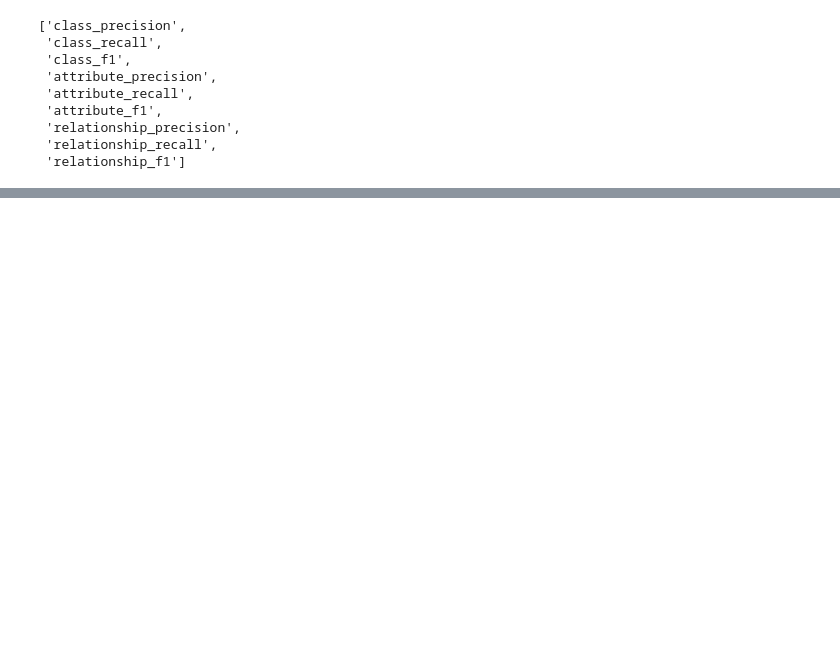
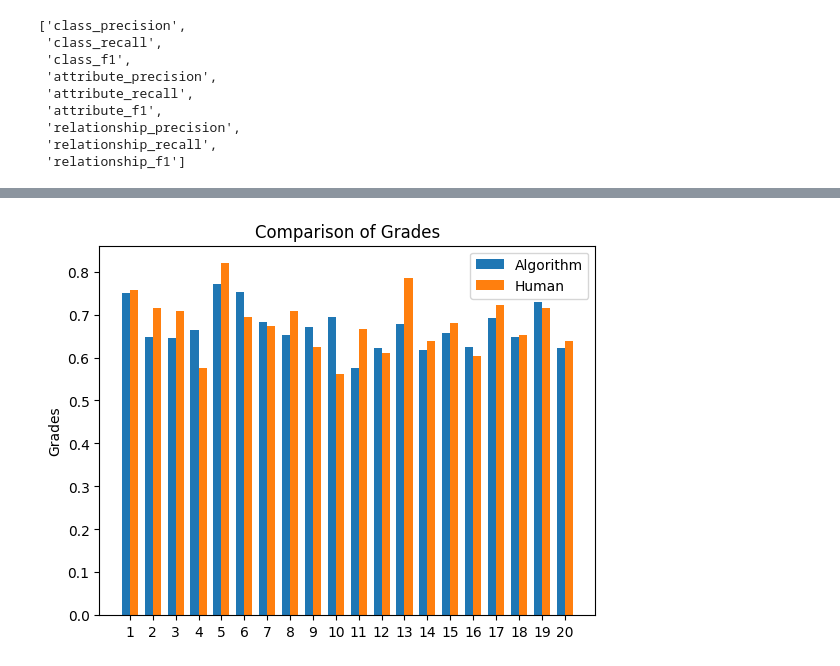
Before and after one commit to ChenKua/Domain_Model_Evaluation, a Jupyter notebook: main.ipynb, the cells around one changed output, grey strips where cells are left out. Saved outputs shown, nothing was run; the diff lists cells and outputs as text; code cells hidden in the pictures; blank space fills up the shorter version.

```diff
--- a/main.ipynb
+++ b/main.ipynb
@@ -848,0 +663,40 @@ df
+# %%
+algo_grade_string = "0.7491996667	0.647795	0.6456308333	0.6629838333	0.7705303333	0.75371	0.6822591667	0.6525065	0.6700983333	0.6942336667	0.5760203333	0.6222336667	0.6781621667	0.6179805	0.6579758333	0.6256706667	0.6925691667	0.6487613333	0.7294923333	0.6221436667"
+# %%
+algo_grade = [float(i) for i in algo_grade_string.split("	")]
+# %%
+younes_grade_string ="0.7569444444	0.7152777778	0.7083333333	0.5763888889	0.8194444444	0.6944444444	0.6736111111	0.7083333333	0.625	0.5625	0.6666666667	0.6111111111	0.7847222222	0.6388888889	0.6805555556	0.6041666667	0.7222222222	0.6527777778	0.7152777778	0.6388888889"
+# %%
+younes_grade = [float(i) for i in younes_grade_string.split("	")]
+# %%
+import matplotlib.pyplot as plt
+import numpy as np
+
+# Sample data
+
+categories = [i+1 for i in range(20)]
+x = np.arange(20)  # the label locations
+
+# Width of the bars
+width = 0.35
+
+# Creating the figure and axes objects
+fig, ax = plt.subplots()
+
+pos = 8
+
+# Plotting bars
+bars1 = ax.bar(x - width/2, algo_grade, width, label='Algorithm')
+bars2 = ax.bar(x + width/2, younes_grade, width, label='Human')
+
+# Adding labels, title, and legend
+ax.set_ylabel('Grades')
+ax.set_title('Comparison of Grades')
+ax.set_xticks(x)
+ax.set_xticklabels(categories)
+ax.legend()
+
+# Displaying the plot
+plt.show()
+# %% [output]
+[figure, added]
```
Also changed, not shown: parts of 38 cells of this notebook, 19 other files.
